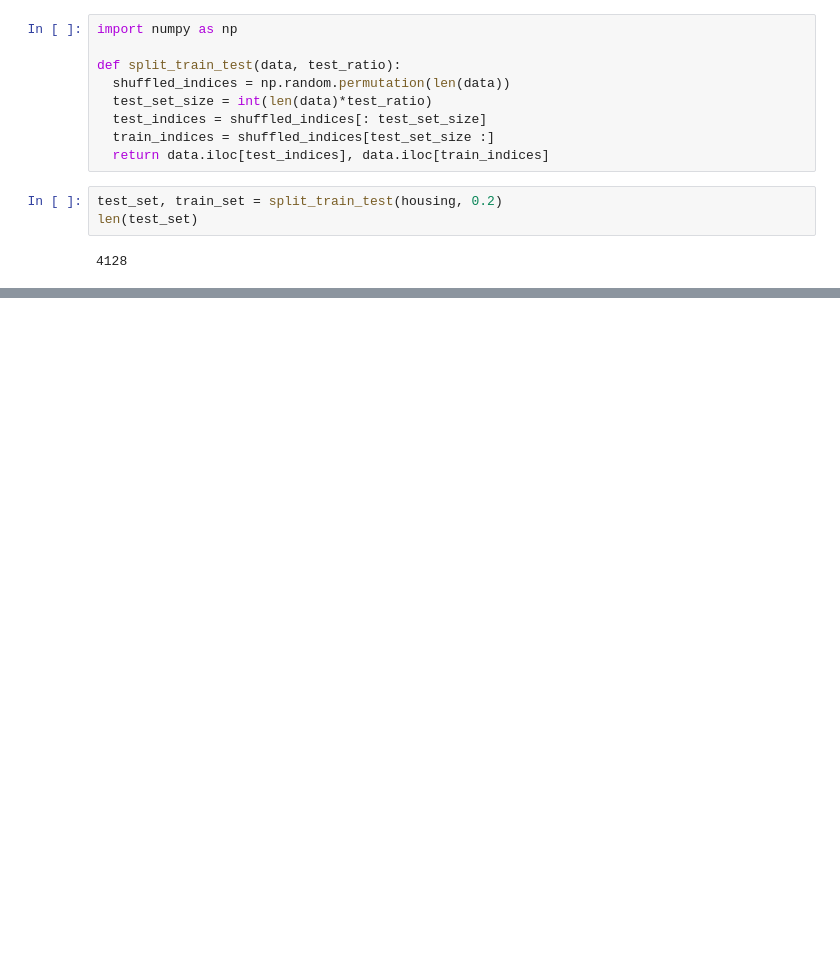
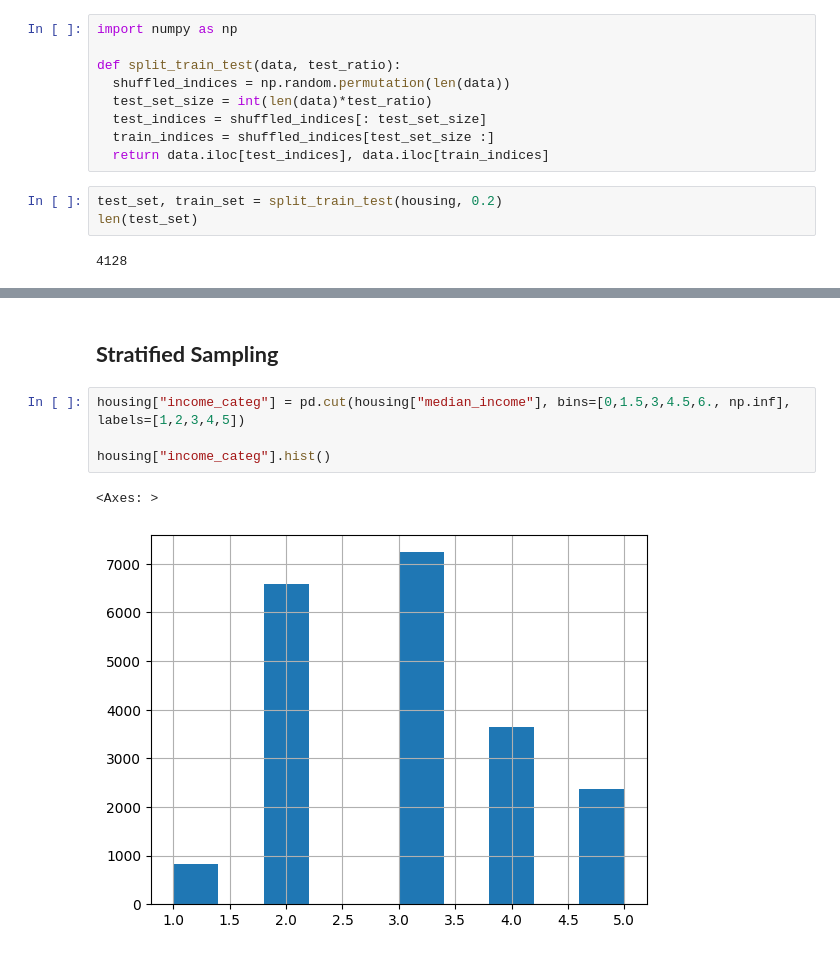
Before and after one commit to Killian091/Machine_Learning, a Jupyter notebook: Housing_Prices.ipynb, the cells around one changed output, grey strips where cells are left out. Saved outputs shown, nothing was run; the diff lists cells and outputs as text; blank space fills up the shorter version.

```diff
--- a/Housing_Prices.ipynb
+++ b/Housing_Prices.ipynb
@@ -107,0 +110,9 @@ test_set[:10]
+# %% [markdown]
+## **Stratified** **Sampling**
+# %%
+housing["income_categ"] = pd.cut(housing["median_income"], bins=[0,1.5,3,4.5,6., np.inf], labels=[1,2,3,4,5])
+
+housing["income_categ"].hist()
+# %% [output]
+<Axes: >
+[figure, added]
```
Also changed, not shown: parts of 2 cells of this notebook.
